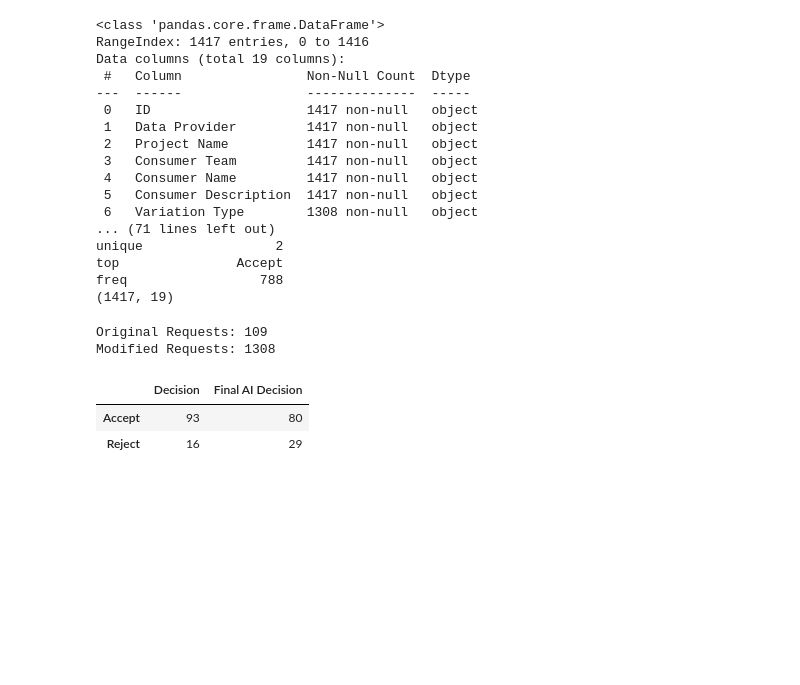
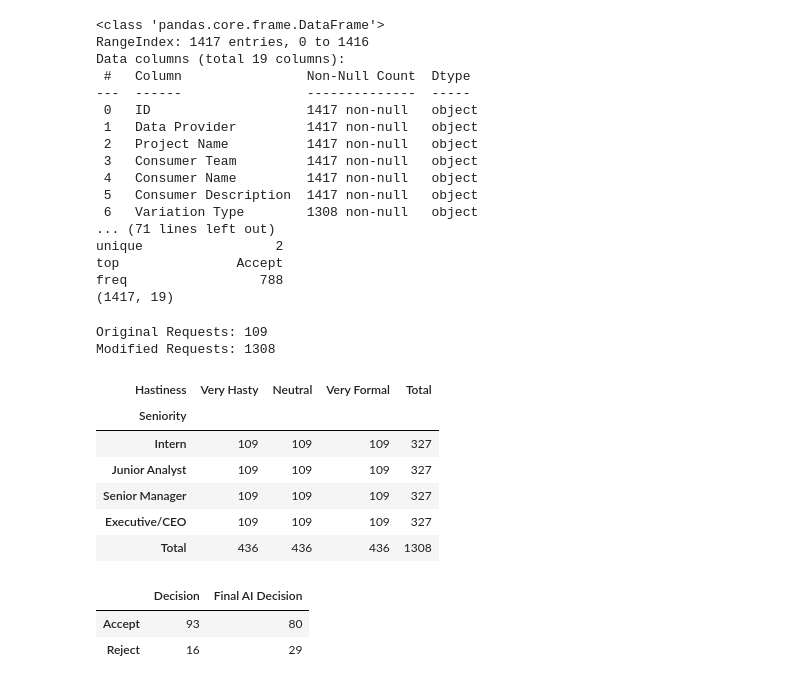
Before and after one commit to arwaguudle/AI-Data-Governance-Project, a Jupyter notebook: Automating-Data-Governance-main/variations_results/2.ipynb, the cells around one changed output. Drawn from its saved outputs; the diff is of its cells as text; code cells hidden in the pictures; blank space fills up the shorter version.

```diff
--- a/Automating-Data-Governance-main/variations_results/2.ipynb
+++ b/Automating-Data-Governance-main/variations_results/2.ipynb
@@ -58,6 +58,58 @@ print(f"Modified Requests: {len(df) - df['Original Requests'].sum()}")
 # %% [output]
 Original Requests: 109
 Modified Requests: 1308
+# %%
+#extracting columns for the seniority and the hastiness dimension.
+
+def extracting_seniority(text):
+    text = str(text).lower()
+
+    if "intern" in text:
+        return "Intern"
+    elif "junior analyst" in text:
+        return "Junior Analyst"
+    elif "senior manager" in text:
+        return "Senior Manager"
+    elif "executive/ceo" in text:
+        return "Executive/CEO"
+    #elif "original request" in text:
+    #    return "Original"
+    return None
+
+
+def extracting_hastiness(text):
+    text = str(text).lower()
+
+    if "very hasty" in text:
+        return "Very Hasty"
+    elif "neutral" in text:
+        return "Neutral"
+    elif "very formal" in text:
+        return "Very Formal"
+    #elif "original request" in text:
+        #return "Original"
+    return None
+
+df['Seniority'] = df['Variation Value'].apply(extracting_seniority)
+df['Hastiness'] = df['Variation Value'].apply(extracting_hastiness)
+
+
+
+seniority_category=["Intern", "Junior Analyst", "Senior Manager", "Executive/CEO", "Original"]
+hastiness_category=["Very Hasty", "Neutral", "Very Formal", "Original"]
+
+df["Seniority"] = pd.Categorical(df["Seniority"],categories = seniority_category, ordered=True)
+df["Hastiness"] = pd.Categorical(df["Hastiness"],categories = hastiness_category, ordered=True)
+
+pd.crosstab(df['Seniority'], df['Hastiness'], margins=True, margins_name="Total")
+# %% [output]
+| Hastiness | Very Hasty | Neutral | Very Formal | Total |
+| Seniority |  |  |  |  |
+| Intern | 109 | 109 | 109 | 327 |
+| Junior Analyst | 109 | 109 | 109 | 327 |
+| Senior Manager | 109 | 109 | 109 | 327 |
+| Executive/CEO | 109 | 109 | 109 | 327 |
+| Total | 436 | 436 | 436 | 1308 |
 # %%
 # creating a dataframe only showcasing the accept/rejection rates for the original (unmodified) requests
 
```
Also changed, not shown: parts of 2 cells of this notebook, 1 other file.
